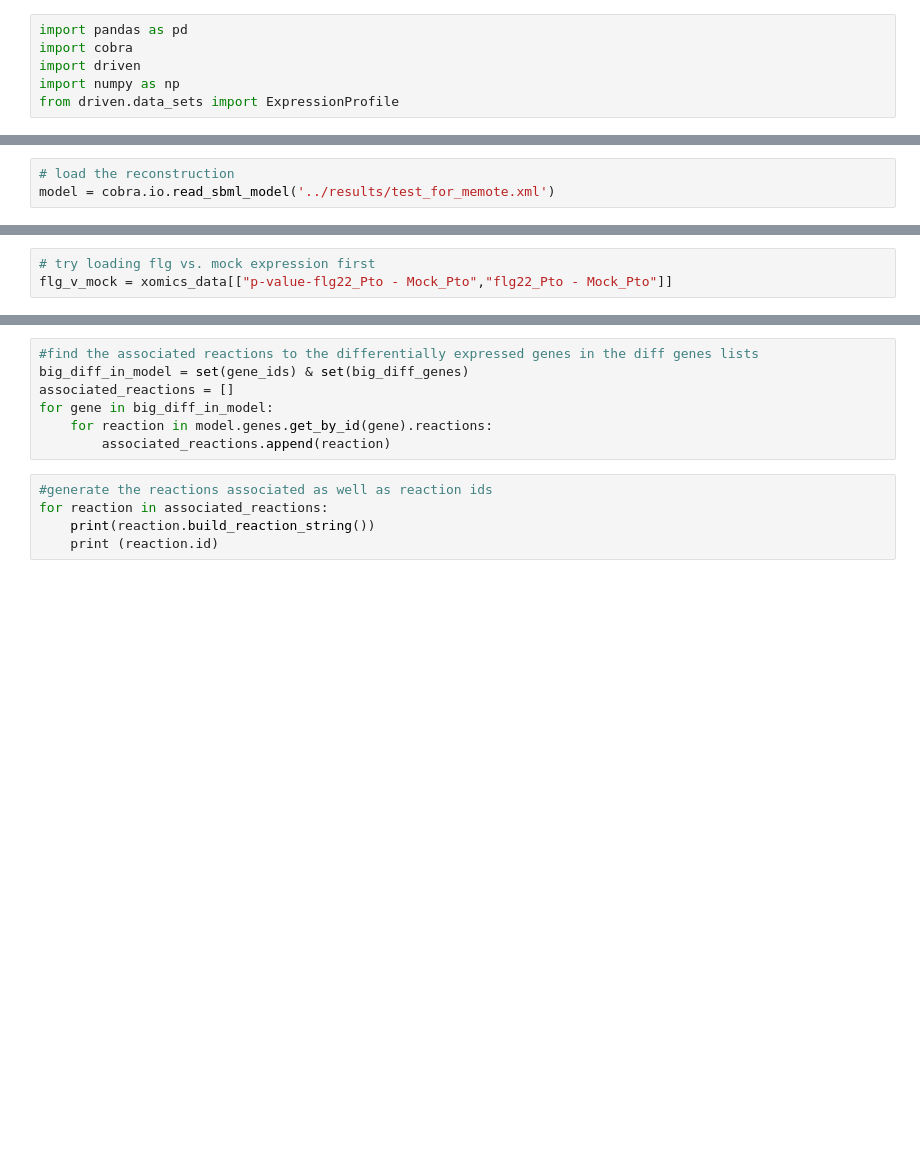
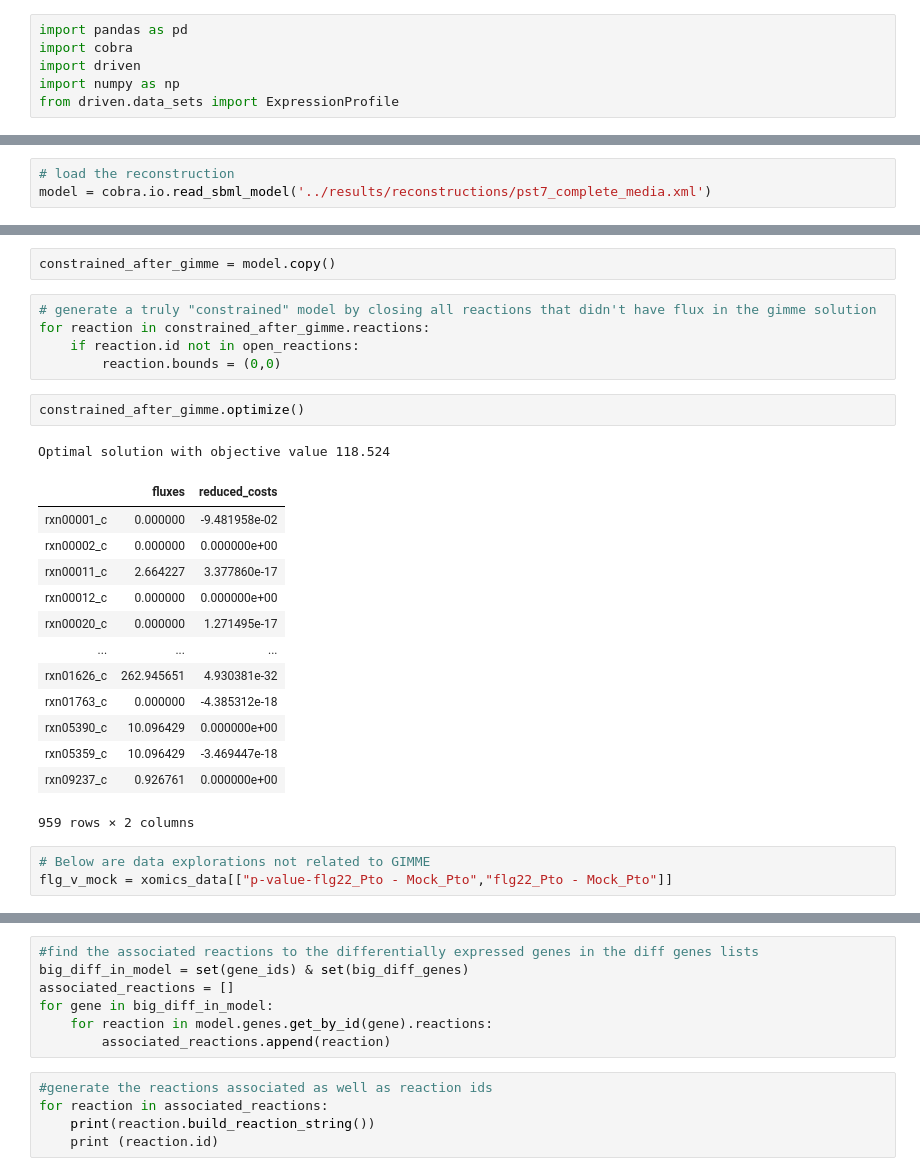
Before and after one commit to gregmedlock/psy_recon, a Jupyter notebook: bin/xomics_to_driven.ipynb, the cells around one changed output, grey strips where cells are left out. Drawn from its saved outputs; the diff is of its cells as text; blank space fills up the shorter version.

Commit message:
initial commit of non-erroring GIMME using driven. Requires devel branch of driven from my fork

```diff
--- a/bin/xomics_to_driven.ipynb
+++ b/bin/xomics_to_driven.ipynb
@@ -114,3 +109,3 @@ See the caveats in the documentation: http://pandas.pydata.org/pandas-docs/stabl
 # %%
 # load the reconstruction
-model = cobra.io.read_sbml_model('../results/test_for_memote.xml')
+model = cobra.io.read_sbml_model('../results/reconstructions/pst7_complete_media.xml')
@@ -129,5 +150,29 @@ constrained_model, constrained_solution = driven.gimme(model,flg_v_mock_exp_prof
+# %%
+constrained_after_gimme = model.copy()
+# %%
+# generate a truly "constrained" model by closing all reactions that didn't have flux in the gimme solution
+for reaction in constrained_after_gimme.reactions:
+    if reaction.id not in open_reactions:
+        reaction.bounds = (0,0)
+# %%
+constrained_after_gimme.optimize()
+# %% [output]
+Optimal solution with objective value 118.524
+|  | fluxes | reduced_costs |
+| rxn00001_c | 0.000000 | -9.481958e-02 |
+| rxn00002_c | 0.000000 | 0.000000e+00 |
+| rxn00011_c | 2.664227 | 3.377860e-17 |
+| rxn00012_c | 0.000000 | 0.000000e+00 |
+| rxn00020_c | 0.000000 | 1.271495e-17 |
+| ... | ... | ... |
+| rxn01626_c | 262.945651 | 4.930381e-32 |
+| rxn01763_c | 0.000000 | -4.385312e-18 |
+| rxn05390_c | 10.096429 | 0.000000e+00 |
+| rxn05359_c | 10.096429 | -3.469447e-18 |
+| rxn09237_c | 0.926761 | 0.000000e+00 |
+959 rows × 2 columns
 # %%
-# try loading flg vs. mock expression first
+# Below are data explorations not related to GIMME
 flg_v_mock = xomics_data[["p-value-flg22_Pto - Mock_Pto","flg22_Pto - Mock_Pto"]]
 # %%
 flg_v_mock.loc[flg_v_mock['p-value-flg22_Pto - Mock_Pto'] < 0.01]
```
Also changed, not shown: parts of 18 cells of this notebook.
